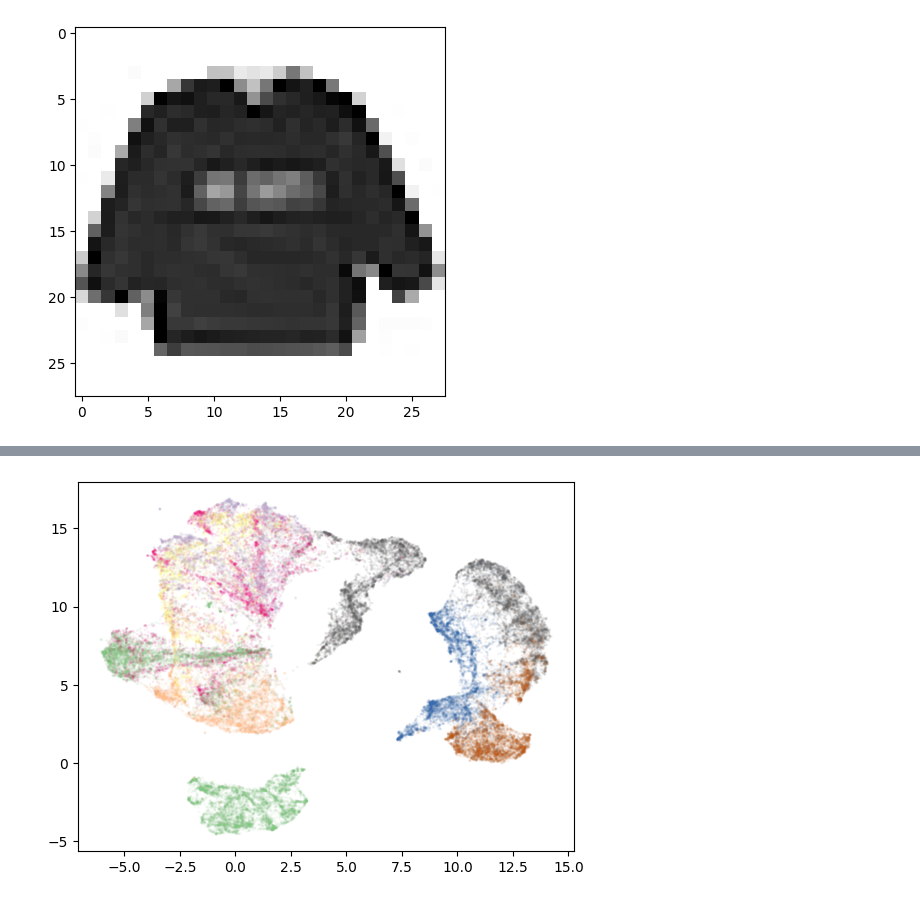
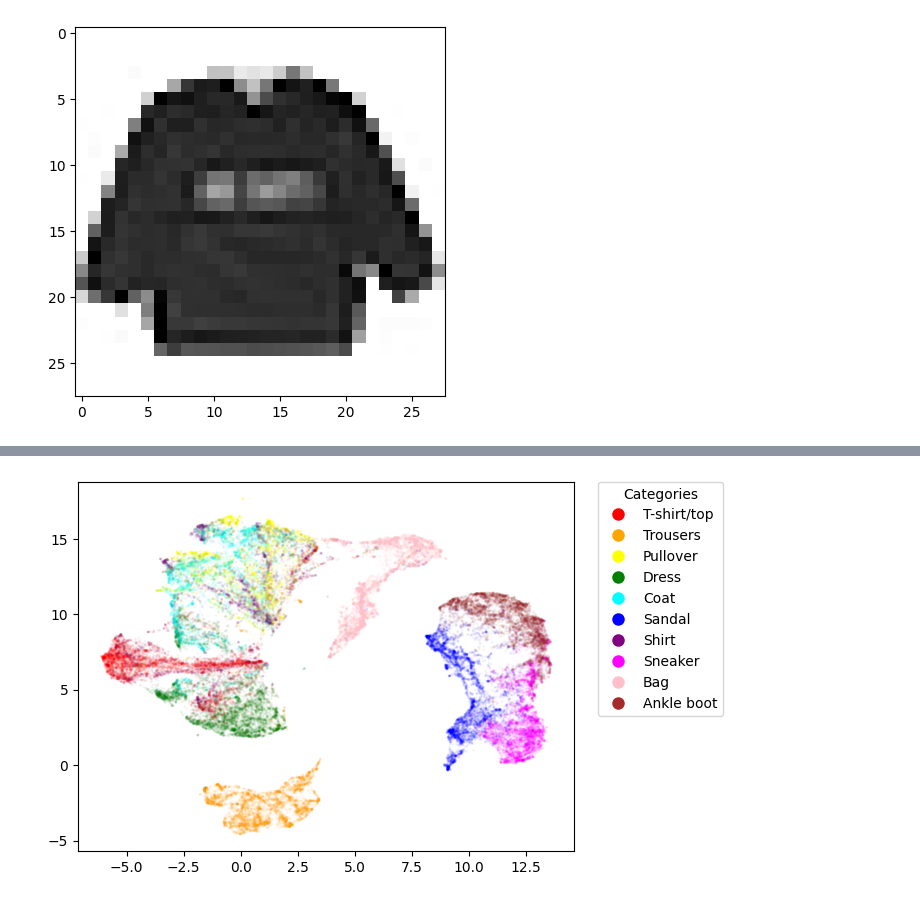
Before and after one commit to frun36/fods-fashion-mnist, a Jupyter notebook: fashion_mnist.ipynb, the cells around one changed output, grey strips where cells are left out. Cells and saved outputs as stored; diff of their text form; code cells hidden in the pictures.

```diff
--- a/fashion_mnist.ipynb
+++ b/fashion_mnist.ipynb
@@ -7,6 +8,19 @@ RS = 20040304
 # %%
 df_train = pd.read_csv("data/fashion-mnist_train.csv")
 df_test = pd.read_csv("data/fashion-mnist_test.csv")
+
+labels = {
+    0: 'T-shirt/top',
+    1: 'Trousers',
+    2: 'Pullover',
+    3: 'Dress',
+    4: 'Coat',
+    5: 'Sandal',
+    6: 'Shirt',
+    7: 'Sneaker',
+    8: 'Bag',
+    9: 'Ankle boot',
+}
 # %%
 def normalize(df, exclude_col):
     df_n = df.drop(columns=exclude_col)
@@ -94,0 +138,16 @@ reduced_pca = pca.fit_transform(df_all_px)
+# %%
+from matplotlib.colors import ListedColormap
+
+def plot_2d(reduced, df_mask):
+    colors = ['red', 'orange', 'yellow', 'green', 'cyan', 'blue', 'purple', 'magenta', 'pink', 'brown']
+    cmap = ListedColormap(colors)
+
+    legend_handles = [plt.Line2D([0], [0], marker='o', color='w', markerfacecolor=cmap(i), markersize=10, label=labels[i]) for i in labels]
+
+    # Add legend
+    plt.legend(handles=legend_handles, title='Categories', loc='upper right', bbox_to_anchor=(1.3, 1), borderaxespad=0.)
+
+    plt.scatter(reduced[:, 0], reduced[:, 1], c=df_all['label'][df_mask], cmap=cmap, s=1, alpha=0.04/(np.sum(df_mask)/len(df_mask)))
+    plt.show()
+
+# plot_2d(reduced_tsne, df_mask)
@@ -95,10 +161,8 @@ reduced_pca = pca.fit_transform(df_all_px)
 # %%
 from umap import UMAP
 
-umap = UMAP(n_components=2, random_state=RS, n_neighbors=5)
-reduced_umap = umap.fit_transform(reduced_pca)
+df_pick_ratio = 1.0
+df_mask = np.random.choice([True, False], size=len(reduced_pca), p=[df_pick_ratio, 1 - df_pick_ratio])
+
+umap = UMAP(n_components=2, random_state=RS, n_neighbors=5, min_dist=0.05)
+reduced_umap = umap.fit_transform(reduced_pca[df_mask])
-# %%
-plt.scatter(reduced_umap[:, 0], reduced_umap[:, 1], c=df_all['label'], cmap='Accent', s=1, alpha=0.05)
-plt.show()
-# %% [output]
-[figure, removed]
@@ -113,0 +169,4 @@ plt.scatter(reduced_tsne[:, 0], reduced_tsne[:, 1], c=df_all['label'][mask], cma
+# %%
+plot_2d(reduced_umap, df_mask)
+# %% [output]
+[figure, added]
```
Also changed, not shown: parts of 22 cells of this notebook.
